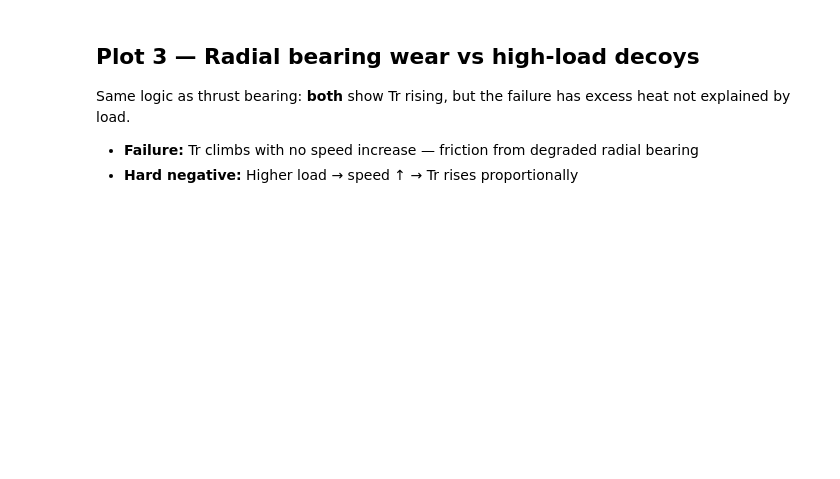
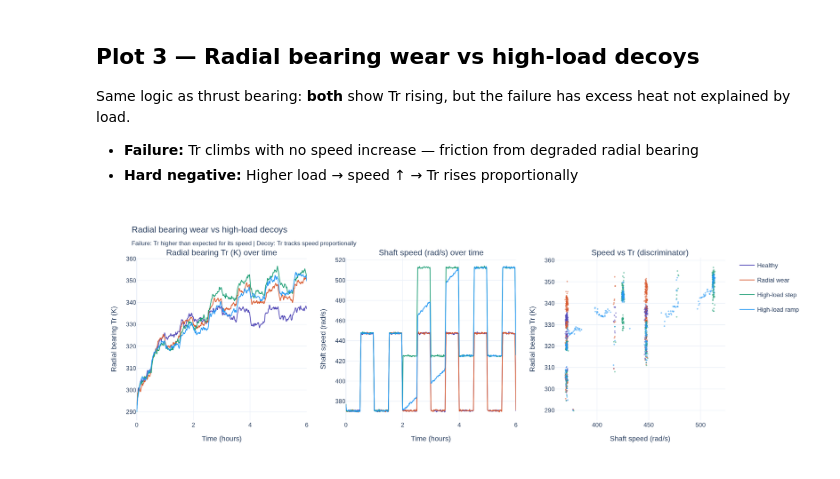
Before and after one commit to rammi-dev/synthetic-data, a Jupyter notebook: sample_visualiser_executed.ipynb, the cells around one changed output. Drawn from its saved outputs; the diff is of its cells as text; code cells hidden in the pictures; blank space fills up the shorter version.

```diff
--- a/sample_visualiser_executed.ipynb
+++ b/sample_visualiser_executed.ipynb
@@ -179,15 +191,17 @@ Same logic as thrust bearing: **both** show Tr rising, but the failure has exces
 # %%
 # ── Plot 3: Radial bearing ──
 fig = plot_group_interactive(
     scenarios=[
         ("normal",                       "Healthy",        COLOURS["normal"]),
         ("pump_radial_wear",             "Radial wear",    COLOURS["failure"]),
         ("decoy_radial_highload_step",   "High-load step", COLOURS["decoy"]),
         ("decoy_radial_highload_ramp",   "High-load ramp", "#2196F3"),
     ],
     signal_y="radial_bearing_K", signal_x="shaft_speed_rads",
     title="Radial bearing wear vs high-load decoys<br><sub>Failure: Tr higher than expected for its speed | Decoy: Tr tracks speed proportionally</sub>",
     y_label="Radial bearing Tr (K)", x_label="Shaft speed (rad/s)",
     scatter_label="Speed vs Tr (discriminator)"
 )
-fig.show()
+show_fig(fig)
+# %% [output]
+[figure, added]
```
Also changed, not shown: parts of 6 cells of this notebook, 3 other files.
